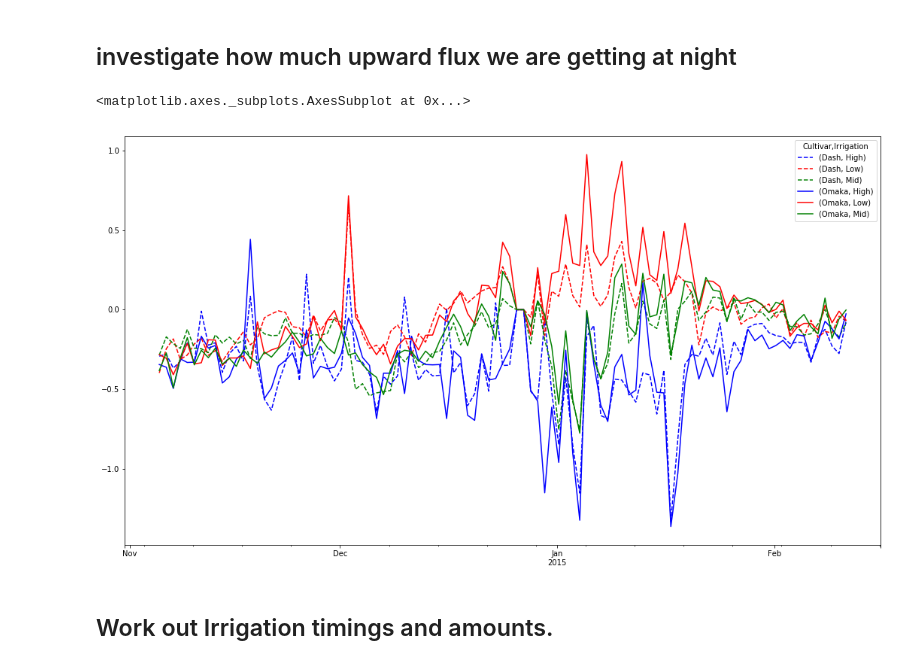
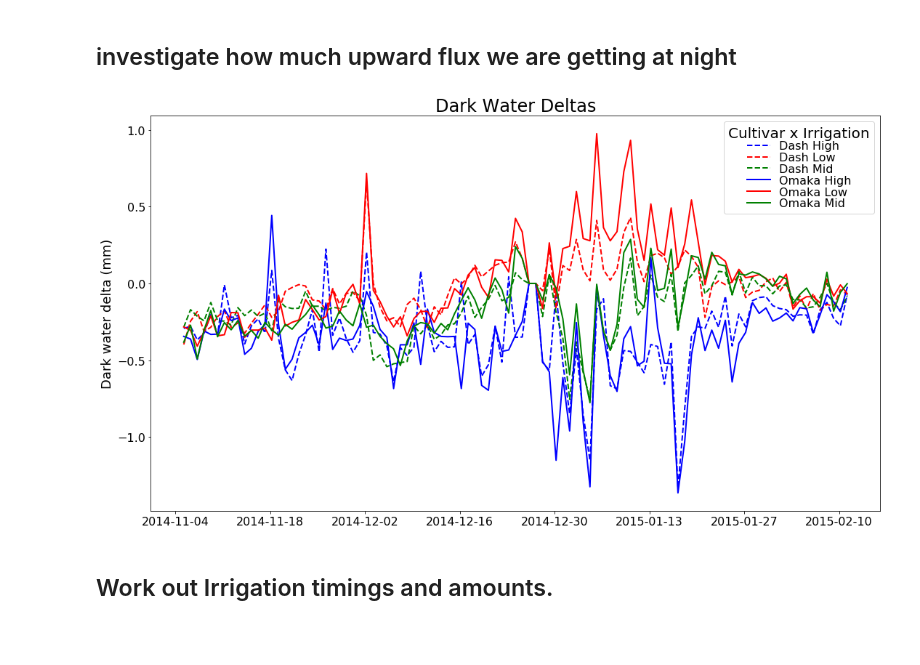
Before and after one commit to HamishBrownPFR/CropWaterAnalysis, a Jupyter notebook: Barley/LatentHeatFluxAnalysis.ipynb, the cells around one changed output. Drawn from its saved outputs; the diff is of its cells as text; code cells hidden in the pictures; blank space fills up the shorter version.

```diff
--- a/Barley/LatentHeatFluxAnalysis.ipynb
+++ b/Barley/LatentHeatFluxAnalysis.ipynb
@@ -14,2 +15,10 @@ import matplotlib.dates as mdates
 # %%
 WaterDelta = pd.read_pickle('.\DataFrames\ProfileWaterDelta.pkl')
+WaterDelta.columns = WaterDelta.columns.swaplevel('Irrigation','Cultivar')
+GH.SortFrame(WaterDelta)
+# %%
+GPs = GH.SetGraphicsPatterns(WaterDelta.columns,
+                    ['--','-'],
+                    [0.45,0.15],
+                    ['^','o'],
+                    ['blue','red','green'])
@@ -18,11 +45,16 @@ WaterDelta = pd.read_pickle('.\DataFrames\ProfileWaterDelta.pkl')
 # %%
 DarkWaterDeltas = WaterDelta.iloc[WaterDelta.index.indexer_between_time(datetime.time(23),datetime.time(4))]
 DarkWaterDeltas = DarkWaterDeltas.resample('24H', base=5).sum()#Base of 5 means sampling from 6am to 6am
 MeanDarkWaterDeltas = DarkWaterDeltas.groupby(level=['Cultivar','Irrigation'],axis=1).mean()
-MeanDarkWaterDeltas.plot( figsize=(18,10), style=['b--','r--','g--','b-','r-','g-'])
+Graph = plt.figure(figsize=(18,10))
+ax = Graph.add_subplot(1,1,1)
+GH.AddIndexedPlot(MeanDarkWaterDeltas,ax,GPs,2)
+GH.AddLegend(1,18,"Cultivar x Irrigation")
+GH.SetAxProps(title='Dark Water Deltas',titsize=24,
+              ylab='Dark water delta (mm)',labsize = 18,
+              ticsize = 16)
 # %% [output]
-<matplotlib.axes._subplots.AxesSubplot at 0x...>
-[figure, old version]
+[figure, new version]
 # %% [markdown]
 ## Work out Irrigation timings and amounts.
 # %%
```
Also changed, not shown: parts of 28 cells of this notebook.
